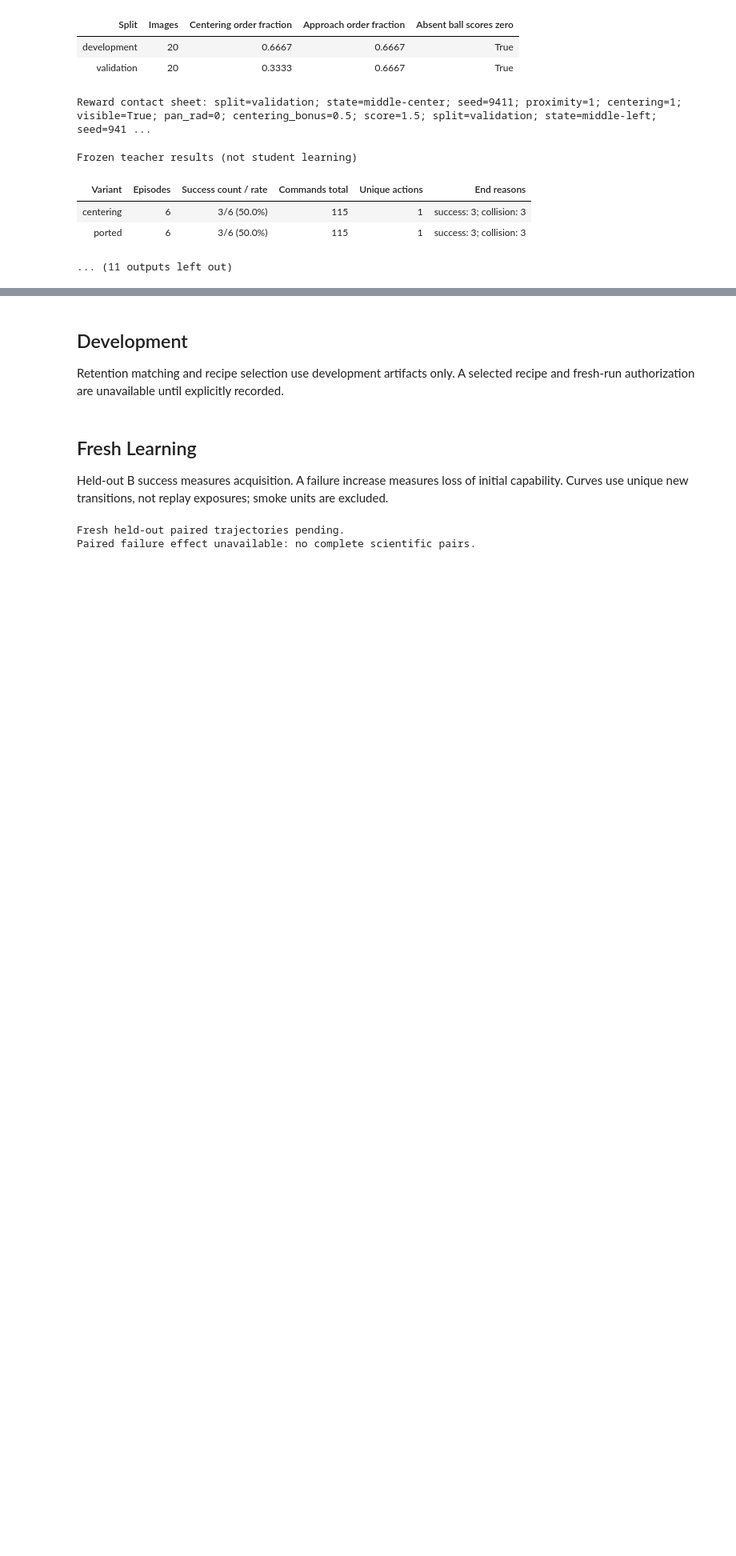
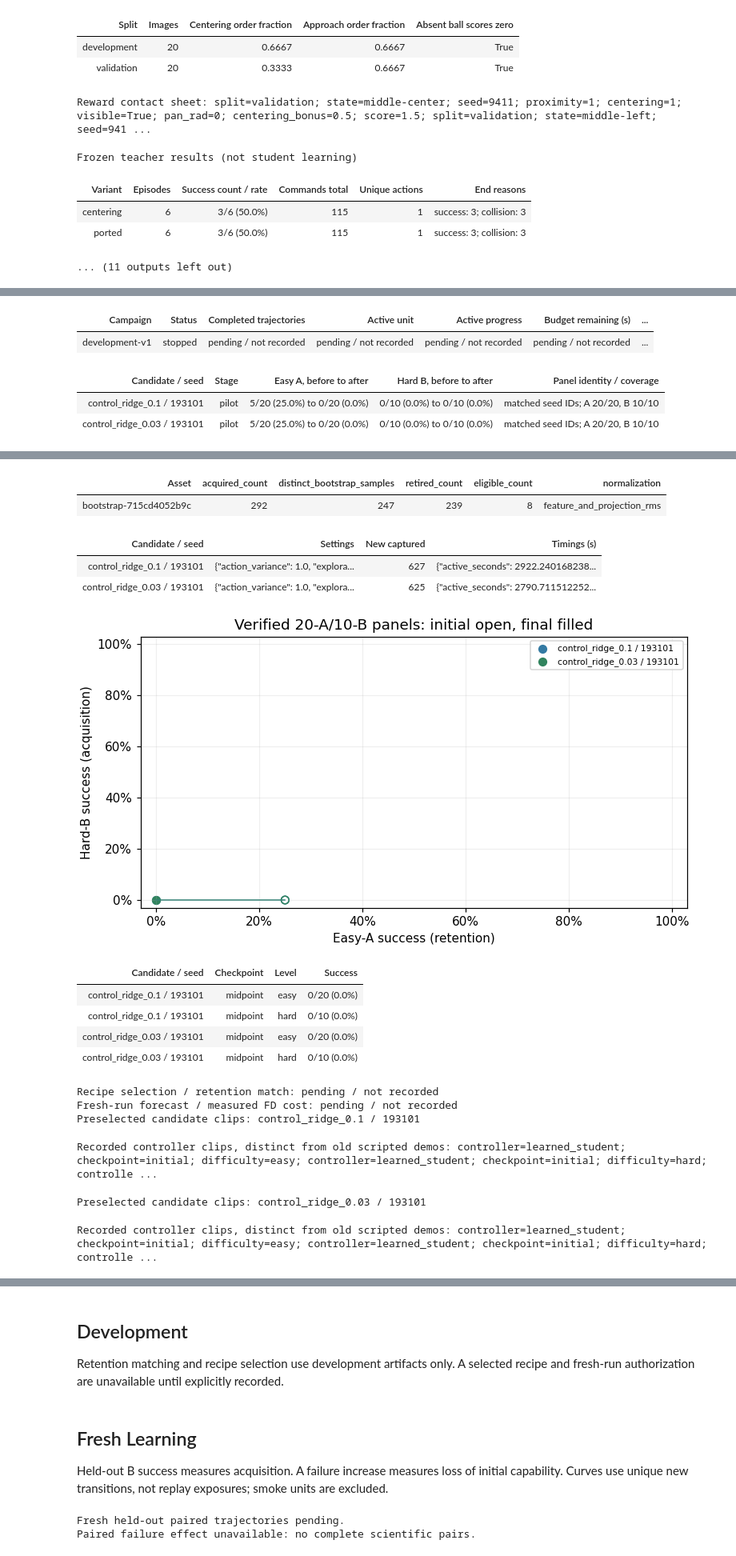
Before and after one commit to wdurno/notebooks, a Jupyter notebook: amari-chenstov-updates/numerical_experiment/picar/plan19_results.ipynb, the cells around one changed output, grey strips where cells are left out. Shown at 80% size. Saved outputs shown, nothing was run; the diff lists cells and outputs as text; code cells hidden in the pictures; blank space fills up the shorter version.

```diff
--- a/amari-chenstov-updates/numerical_experiment/picar/plan19_results.ipynb
+++ b/amari-chenstov-updates/numerical_experiment/picar/plan19_results.ipynb
@@ -231,0 +279,4 @@ Frozen teacher results (not student learning)
+# %%
+from numerical_experiment.picar.phase3_report import display_phase3
+display_phase3(snapshot, notebook_dir='/home/evan/Documents/notebooks/amari-chenstov-updates/numerical_experiment/picar')
+# %% [output]
@@ -231,0 +284,5 @@ Frozen teacher results (not student learning)
+| Campaign | Status | Completed trajectories | Active unit | Active progress | Budget remaining (s) | ... |
+| development-v1 | stopped | pending / not recorded | pending / not recorded | pending / not recorded | pending / not recorded | ... |
+| Candidate / seed | Stage | Easy A, before to after | Hard B, before to after | Panel identity / coverage |
+| control_ridge_0.1 / 193101 | pilot | 5/20 (25.0%) to 0/20 (0.0%) | 0/10 (0.0%) to 0/10 (0.0%) | matched seed IDs; A 20/20, B 10/10 |
+| control_ridge_0.03 / 193101 | pilot | 5/20 (25.0%) to 0/20 (0.0%) | 0/10 (0.0%) to 0/10 (0.0%) | matched seed IDs; A 20/20, B 10/10 |
@@ -231,0 +305,17 @@ Frozen teacher results (not student learning)
+| Asset | acquired_count | distinct_bootstrap_samples | retired_count | eligible_count | normalization |
+| bootstrap-715cd4052b9c | 292 | 247 | 239 | 8 | feature_and_projection_rms |
+| Candidate / seed | Settings | New captured | Timings (s) |
+| control_ridge_0.1 / 193101 | {"action_variance": 1.0, "explora... | 627 | {"active_seconds": 2922.240168238... |
+| control_ridge_0.03 / 193101 | {"action_variance": 1.0, "explora... | 625 | {"active_seconds": 2790.711512252... |
+[figure, added]
+| Candidate / seed | Checkpoint | Level | Success |
+| control_ridge_0.1 / 193101 | midpoint | easy | 0/20 (0.0%) |
+| control_ridge_0.1 / 193101 | midpoint | hard | 0/10 (0.0%) |
+| control_ridge_0.03 / 193101 | midpoint | easy | 0/20 (0.0%) |
+| control_ridge_0.03 / 193101 | midpoint | hard | 0/10 (0.0%) |
+Recipe selection / retention match: pending / not recorded
+Fresh-run forecast / measured FD cost: pending / not recorded
+Preselected candidate clips: control_ridge_0.1 / 193101
+Recorded controller clips, distinct from old scripted demos: controller=learned_student; checkpoint=initial; difficulty=easy; controller=learned_student; checkpoint=initial; difficulty=hard; controlle ...
+Preselected candidate clips: control_ridge_0.03 / 193101
+Recorded controller clips, distinct from old scripted demos: controller=learned_student; checkpoint=initial; difficulty=easy; controller=learned_student; checkpoint=initial; difficulty=hard; controlle ...
```
Also changed, not shown: parts of 11 cells of this notebook, 38 other files.
